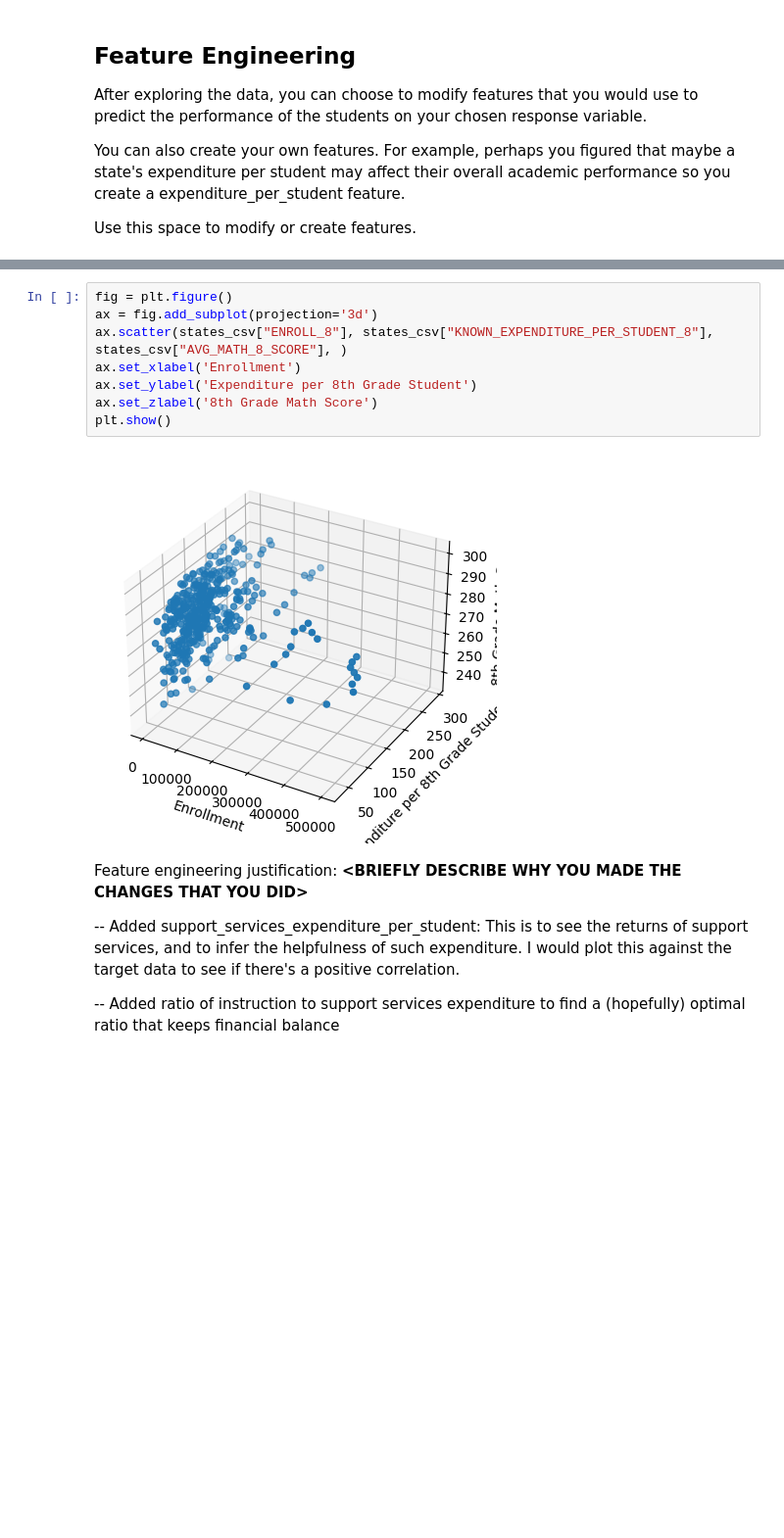
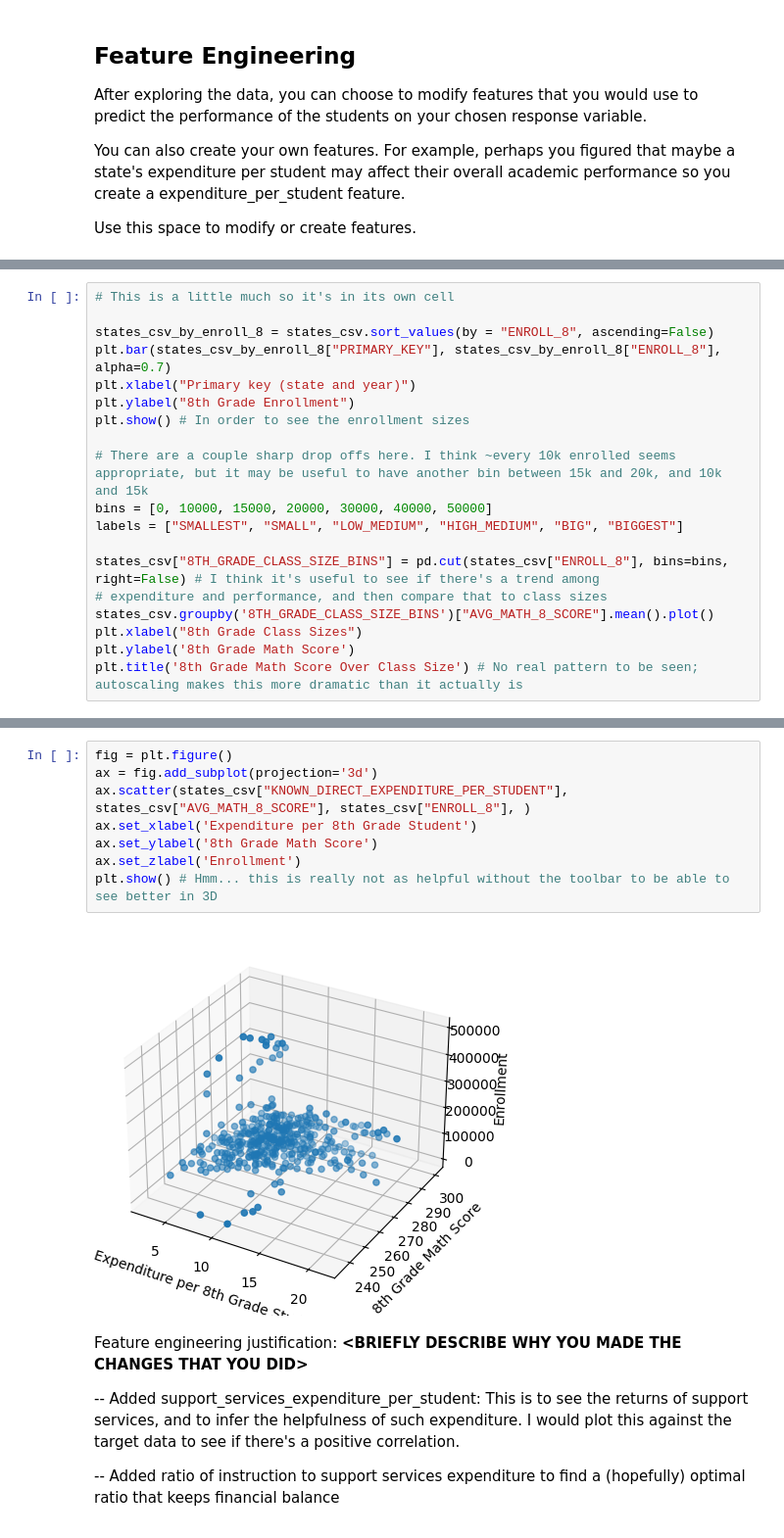
Before and after one commit to zayduzzaman/MDST_Onboarding, a Jupyter notebook: tutorial1/checkpoint1.ipynb, the cells around one changed output, grey strips where cells are left out. Shown at 98% size. Saved outputs shown, nothing was run; the diff lists cells and outputs as text; blank space fills up the shorter version.

```diff
--- a/tutorial1/checkpoint1.ipynb
+++ b/tutorial1/checkpoint1.ipynb
@@ -183,0 +176,19 @@ Text(0.5, 1.0, '8th Grade Math Score Over Class Size')
+# %%
+# This is a little much so it's in its own cell
+
+states_csv_by_enroll_8 = states_csv.sort_values(by = "ENROLL_8", ascending=False)
+plt.bar(states_csv_by_enroll_8["PRIMARY_KEY"], states_csv_by_enroll_8["ENROLL_8"], alpha=0.7)
+plt.xlabel("Primary key (state and year)")
+plt.ylabel("8th Grade Enrollment")
+plt.show() # In order to see the enrollment sizes
+
+# There are a couple sharp drop offs here. I think ~every 10k enrolled seems appropriate, but it may be useful to have another bin between 15k and 20k, and 10k and 15k
+bins = [0, 10000, 15000, 20000, 30000, 40000, 50000]
+labels = ["SMALLEST", "SMALL", "LOW_MEDIUM", "HIGH_MEDIUM", "BIG", "BIGGEST"]
+
+states_csv["8TH_GRADE_CLASS_SIZE_BINS"] = pd.cut(states_csv["ENROLL_8"], bins=bins, right=False) # I think it's useful to see if there's a trend among
+# expenditure and performance, and then compare that to class sizes
+states_csv.groupby('8TH_GRADE_CLASS_SIZE_BINS')["AVG_MATH_8_SCORE"].mean().plot()
+plt.xlabel("8th Grade Class Sizes")
+plt.ylabel('8th Grade Math Score')
+plt.title('8th Grade Math Score Over Class Size') # No real pattern to be seen; autoscaling makes this more dramatic than it actually is
@@ -184,13 +199,13 @@ Text(0.5, 1.0, '8th Grade Math Score Over Class Size')
 # %%
 fig = plt.figure()
 ax = fig.add_subplot(projection='3d')
-ax.scatter(states_csv["ENROLL_8"], states_csv["KNOWN_EXPENDITURE_PER_STUDENT_8"], states_csv["AVG_MATH_8_SCORE"], )
-ax.set_xlabel('Enrollment')
-ax.set_ylabel('Expenditure per 8th Grade Student')
-ax.set_zlabel('8th Grade Math Score')
-plt.show()
+ax.scatter(states_csv["KNOWN_DIRECT_EXPENDITURE_PER_STUDENT"], states_csv["AVG_MATH_8_SCORE"], states_csv["ENROLL_8"], )
+ax.set_xlabel('Expenditure per 8th Grade Student')
+ax.set_ylabel('8th Grade Math Score')
+ax.set_zlabel('Enrollment')
+plt.show() # Hmm... this is really not as helpful without the toolbar to be able to see better in 3D
 # %% [output]
-[figure, old version]
+[figure, new version]
 # %% [markdown]
 Feature engineering justification: **<BRIEFLY DESCRIBE WHY YOU MADE THE CHANGES THAT YOU DID\>**
 
```
Also changed, not shown: parts of 7 cells of this notebook.
